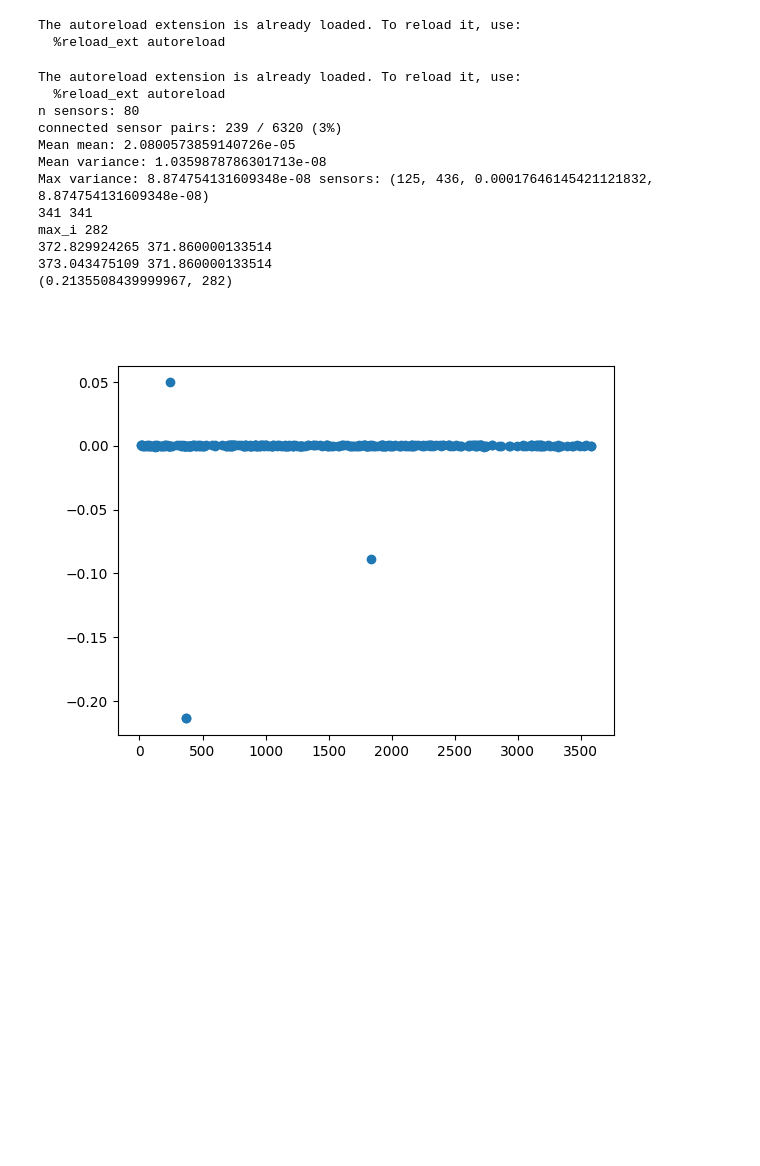
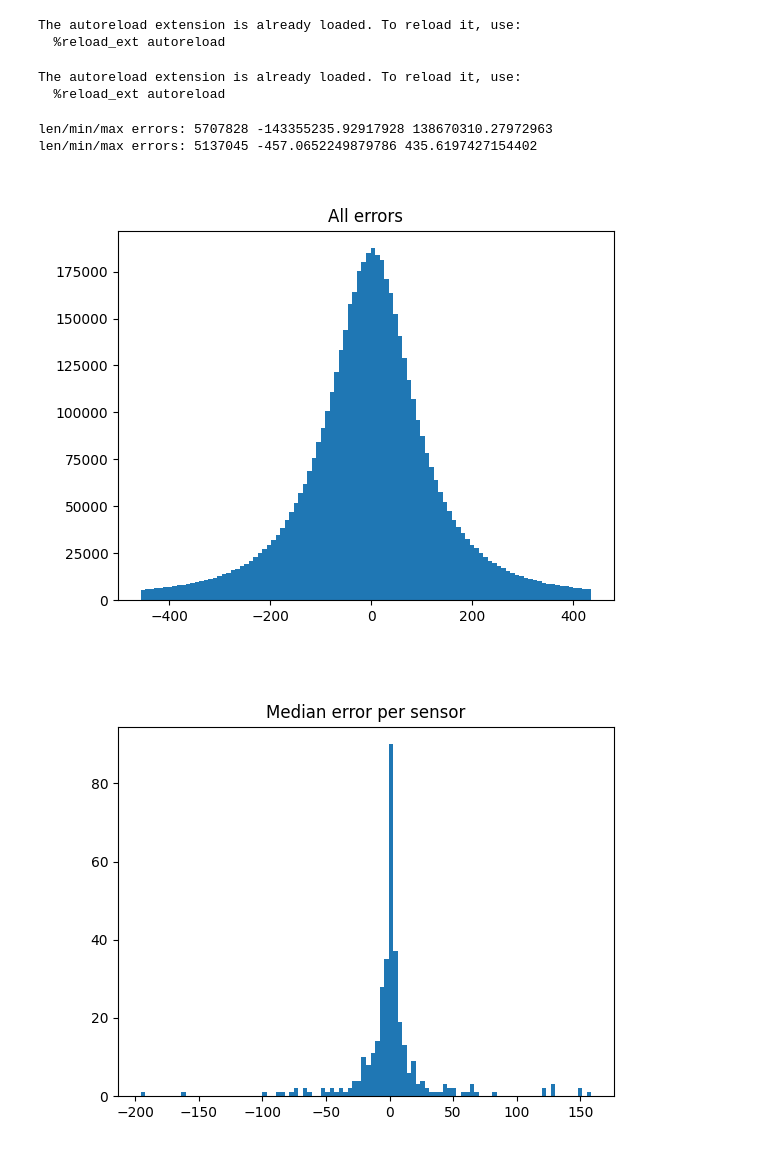
Before and after one commit to Baegi/msc_thesis, a Jupyter notebook: sol2/sol.ipynb, the cells around one changed output. Saved outputs shown, nothing was run; the diff lists cells and outputs as text; code cells hidden in the pictures; blank space fills up the shorter version.

Commit message:
coordinate tranform fixed, med error down to ~11km

```diff
--- a/sol2/sol.ipynb
+++ b/sol2/sol.ipynb
@@ -91,21 +105,16 @@ The autoreload extension is already loaded. To reload it, use:
 # %%
 %load_ext autoreload
 %autoreload
-timedelta_utils.timedelta_statistics()
+import timedelta_utils
+#timedelta_utils.timedelta_statistics()
+timedelta_utils.analyze_td_error()
 # %% [output]
 The autoreload extension is already loaded. To reload it, use:
   %reload_ext autoreload
-n sensors: 80
-connected sensor pairs: 239 / 6320 (3%)
-Mean mean: 2.0800573859140726e-05
-Mean variance: 1.0359878786301713e-08
-Max variance: 8.874754131609348e-08 sensors: (125, 436, 0.00017646145421121832, 8.874754131609348e-08)
-341 341
-max_i 282
-372.829924265 371.860000133514
-373.043475109 371.860000133514
-(0.2135508439999967, 282)
+len/min/max errors: 5707828 -143355235.92917928 138670310.27972963
+len/min/max errors: 5137045 -457.0652249879786 435.6197427154402
-[figure, old version]
+[figure, new version]
+[figure, added]
 # %%
 # test box for mlat
 
```
Also changed, not shown: parts of 11 cells of this notebook, 5 other files.
